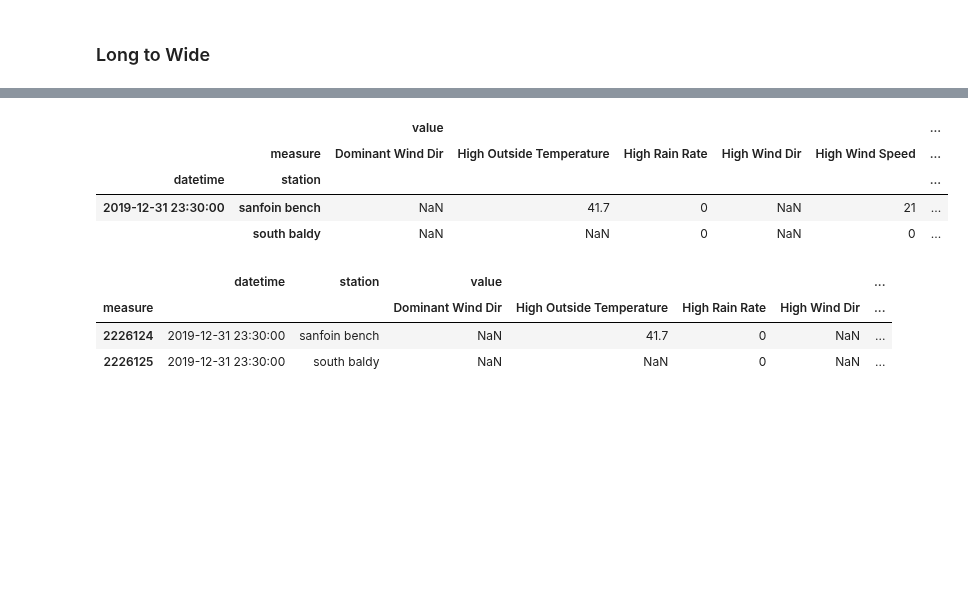
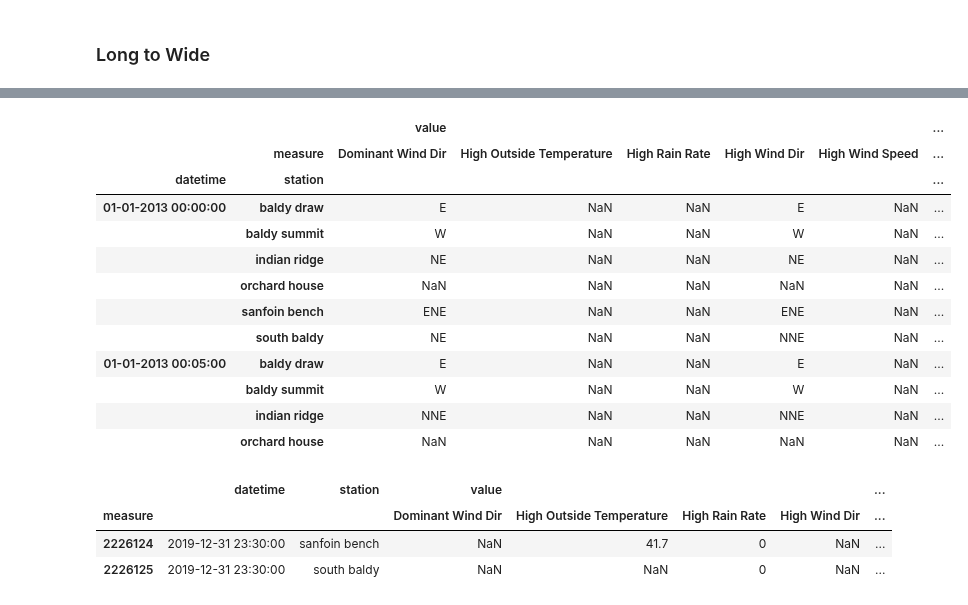
Before and after one commit to samsoe/mpg_notebooks, a Jupyter notebook: mpg_weather_wrangle.ipynb, the cells around one changed output, grey strips where cells are left out. Saved outputs shown, nothing was run; the diff lists cells and outputs as text; code cells hidden in the pictures; blank space fills up the shorter version.

```diff
--- a/mpg_weather_wrangle.ipynb
+++ b/mpg_weather_wrangle.ipynb
@@ -284,11 +379,19 @@ wf = zf.set_index(['datetime', 'station', 'measure'])
 # %%
 wf = wf.unstack()
-# %%
-wf.tail(2)
-# %% [output]
-|  |  | value |  |  |  |  | ... |
-|  | measure | Dominant Wind Dir | High Outside Temperature | High Rain Rate | High Wind Dir | High Wind Speed | ... |
-| datetime | station |  |  |  |  |  | ... |
-| 2019-12-31 23:30:00 | sanfoin bench | NaN | 41.7 | 0 | NaN | 21 | ... |
-|  | south baldy | NaN | NaN | 0 | NaN | 0 | ... |
+# %%
+wf.head(10)
+# %% [output]
+|  |  | value |  |  |  |  | ... |
+|  | measure | Dominant Wind Dir | High Outside Temperature | High Rain Rate | High Wind Dir | High Wind Speed | ... |
+| datetime | station |  |  |  |  |  | ... |
+| 01-01-2013 00:00:00 | baldy draw | E | NaN | NaN | E | NaN | ... |
+|  | baldy summit | W | NaN | NaN | W | NaN | ... |
+|  | indian ridge | NE | NaN | NaN | NE | NaN | ... |
+|  | orchard house | NaN | NaN | NaN | NaN | NaN | ... |
+|  | sanfoin bench | ENE | NaN | NaN | ENE | NaN | ... |
+|  | south baldy | NE | NaN | NaN | NNE | NaN | ... |
+| 01-01-2013 00:05:00 | baldy draw | E | NaN | NaN | E | NaN | ... |
+|  | baldy summit | W | NaN | NaN | W | NaN | ... |
+|  | indian ridge | NNE | NaN | NaN | NNE | NaN | ... |
+|  | orchard house | NaN | NaN | NaN | NaN | NaN | ... |
 # %%
```
Also changed, not shown: parts of 17 cells of this notebook.
